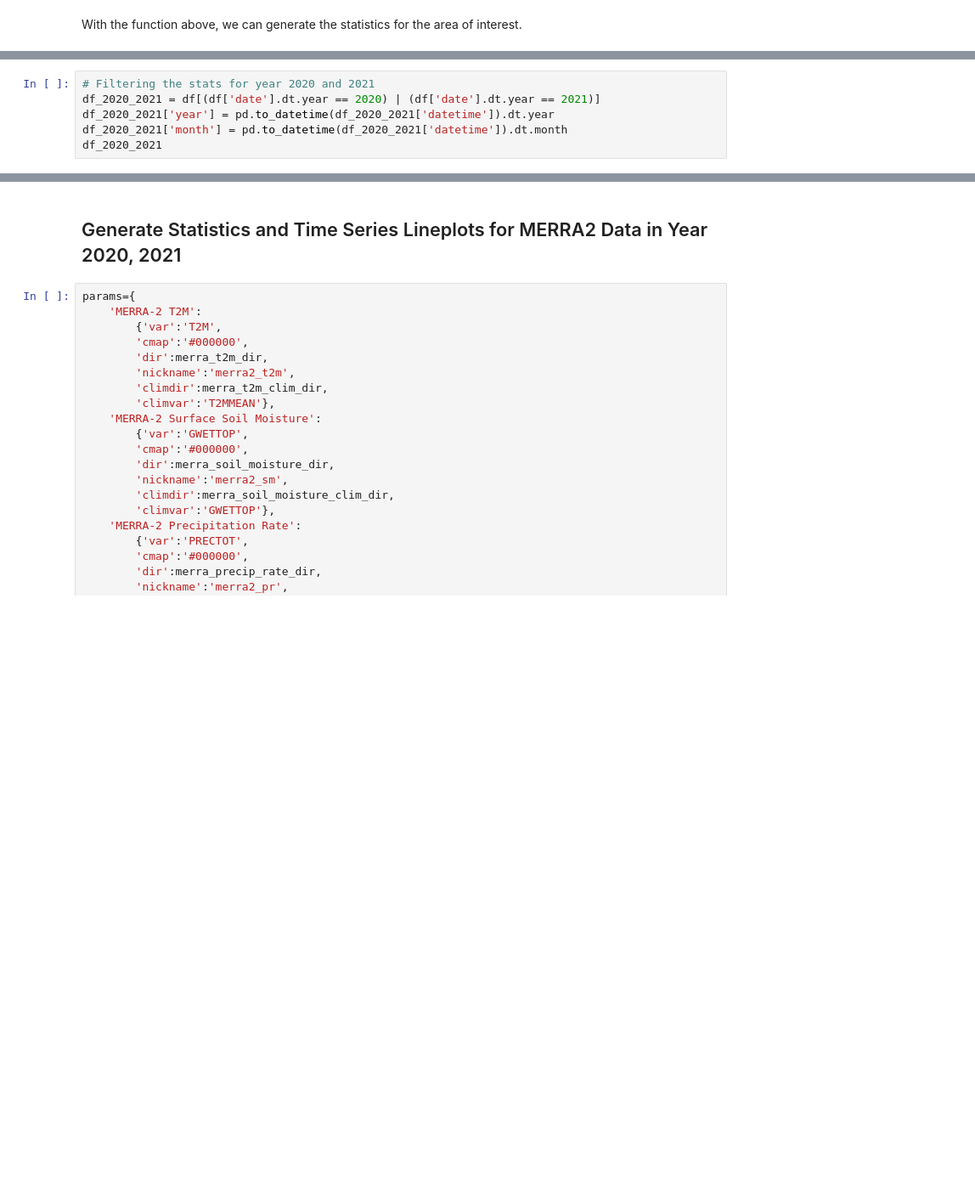
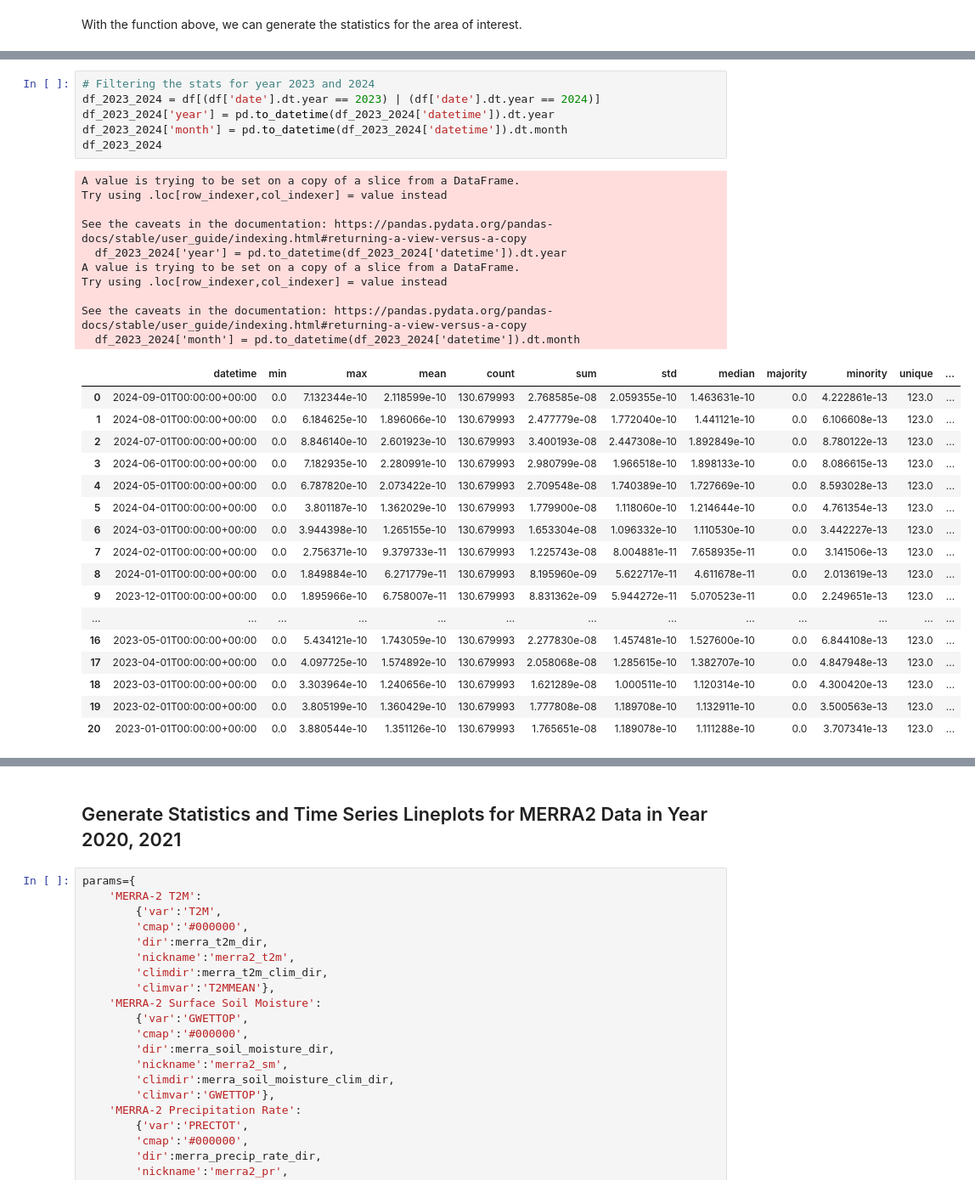
Before and after one commit to US-GHG-Center/agu-2024-workshop, a Jupyter notebook: sections/activity-1/lpjeosim-wetlandch4-grid-v1_User_Notebook.ipynb, the cells around one changed output, grey strips where cells are left out. Shown at 85% size. Saved outputs shown, nothing was run; the diff lists cells and outputs as text; blank space fills up the shorter version.

```diff
--- a/sections/activity-1/lpjeosim-wetlandch4-grid-v1_User_Notebook.ipynb
+++ b/sections/activity-1/lpjeosim-wetlandch4-grid-v1_User_Notebook.ipynb
@@ -564,8 +589,36 @@ df.head(5)
 # %%
-# Filtering the stats for year 2020 and 2021
-df_2020_2021 = df[(df['date'].dt.year == 2020) | (df['date'].dt.year == 2021)]
-df_2020_2021['year'] = pd.to_datetime(df_2020_2021['datetime']).dt.year
-df_2020_2021['month'] = pd.to_datetime(df_2020_2021['datetime']).dt.month
-df_2020_2021
+# Filtering the stats for year 2023 and 2024
+df_2023_2024 = df[(df['date'].dt.year == 2023) | (df['date'].dt.year == 2024)]
+df_2023_2024['year'] = pd.to_datetime(df_2023_2024['datetime']).dt.year
+df_2023_2024['month'] = pd.to_datetime(df_2023_2024['datetime']).dt.month
+df_2023_2024
+# %% [output]
+A value is trying to be set on a copy of a slice from a DataFrame.
+Try using .loc[row_indexer,col_indexer] = value instead
+
+See the caveats in the documentation: https://pandas.pydata.org/pandas-docs/stable/user_guide/indexing.html#returning-a-view-versus-a-copy
+  df_2023_2024['year'] = pd.to_datetime(df_2023_2024['datetime']).dt.year
+A value is trying to be set on a copy of a slice from a DataFrame.
+Try using .loc[row_indexer,col_indexer] = value instead
+
+See the caveats in the documentation: https://pandas.pydata.org/pandas-docs/stable/user_guide/indexing.html#returning-a-view-versus-a-copy
+  df_2023_2024['month'] = pd.to_datetime(df_2023_2024['datetime']).dt.month
+|  | datetime | min | max | mean | count | sum | std | median | majority | minority | unique | ... |
+| 0 | 2024-09-01T00:00:00+00:00 | 0.0 | 7.132344e-10 | 2.118599e-10 | 130.679993 | 2.768585e-08 | 2.059355e-10 | 1.463631e-10 | 0.0 | 4.222861e-13 | 123.0 | ... |
+| 1 | 2024-08-01T00:00:00+00:00 | 0.0 | 6.184625e-10 | 1.896066e-10 | 130.679993 | 2.477779e-08 | 1.772040e-10 | 1.441121e-10 | 0.0 | 6.106608e-13 | 123.0 | ... |
+| 2 | 2024-07-01T00:00:00+00:00 | 0.0 | 8.846140e-10 | 2.601923e-10 | 130.679993 | 3.400193e-08 | 2.447308e-10 | 1.892849e-10 | 0.0 | 8.780122e-13 | 123.0 | ... |
+| 3 | 2024-06-01T00:00:00+00:00 | 0.0 | 7.182935e-10 | 2.280991e-10 | 130.679993 | 2.980799e-08 | 1.966518e-10 | 1.898133e-10 | 0.0 | 8.086615e-13 | 123.0 | ... |
+| 4 | 2024-05-01T00:00:00+00:00 | 0.0 | 6.787820e-10 | 2.073422e-10 | 130.679993 | 2.709548e-08 | 1.740389e-10 | 1.727669e-10 | 0.0 | 8.593028e-13 | 123.0 | ... |
+| 5 | 2024-04-01T00:00:00+00:00 | 0.0 | 3.801187e-10 | 1.362029e-10 | 130.679993 | 1.779900e-08 | 1.118060e-10 | 1.214644e-10 | 0.0 | 4.761354e-13 | 123.0 | ... |
+| 6 | 2024-03-01T00:00:00+00:00 | 0.0 | 3.944398e-10 | 1.265155e-10 | 130.679993 | 1.653304e-08 | 1.096332e-10 | 1.110530e-10 | 0.0 | 3.442227e-13 | 123.0 | ... |
+| 7 | 2024-02-01T00:00:00+00:00 | 0.0 | 2.756371e-10 | 9.379733e-11 | 130.679993 | 1.225743e-08 | 8.004881e-11 | 7.658935e-11 | 0.0 | 3.141506e-13 | 123.0 | ... |
+| 8 | 2024-01-01T00:00:00+00:00 | 0.0 | 1.849884e-10 | 6.271779e-11 | 130.679993 | 8.195960e-09 | 5.622717e-11 | 4.611678e-11 | 0.0 | 2.013619e-13 | 123.0 | ... |
+| 9 | 2023-12-01T00:00:00+00:00 | 0.0 | 1.895966e-10 | 6.758007e-11 | 130.679993 | 8.831362e-09 | 5.944272e-11 | 5.070523e-11 | 0.0 | 2.249651e-13 | 123.0 | ... |
+| ... | ... | ... | ... | ... | ... | ... | ... | ... | ... | ... | ... | ... |
+| 16 | 2023-05-01T00:00:00+00:00 | 0.0 | 5.434121e-10 | 1.743059e-10 | 130.679993 | 2.277830e-08 | 1.457481e-10 | 1.527600e-10 | 0.0 | 6.844108e-13 | 123.0 | ... |
+| 17 | 2023-04-01T00:00:00+00:00 | 0.0 | 4.097725e-10 | 1.574892e-10 | 130.679993 | 2.058068e-08 | 1.285615e-10 | 1.382707e-10 | 0.0 | 4.847948e-13 | 123.0 | ... |
+| 18 | 2023-03-01T00:00:00+00:00 | 0.0 | 3.303964e-10 | 1.240656e-10 | 130.679993 | 1.621289e-08 | 1.000511e-10 | 1.120314e-10 | 0.0 | 4.300420e-13 | 123.0 | ... |
+| 19 | 2023-02-01T00:00:00+00:00 | 0.0 | 3.805199e-10 | 1.360429e-10 | 130.679993 | 1.777808e-08 | 1.189708e-10 | 1.132911e-10 | 0.0 | 3.500563e-13 | 123.0 | ... |
+| 20 | 2023-01-01T00:00:00+00:00 | 0.0 | 3.880544e-10 | 1.351126e-10 | 130.679993 | 1.765651e-08 | 1.189078e-10 | 1.111288e-10 | 0.0 | 3.707341e-13 | 123.0 | ... |
 # %% [markdown]
 ## Visualizing the Data as a Time Series
```
Also changed, not shown: parts of 10 cells of this notebook, 16 other files.
